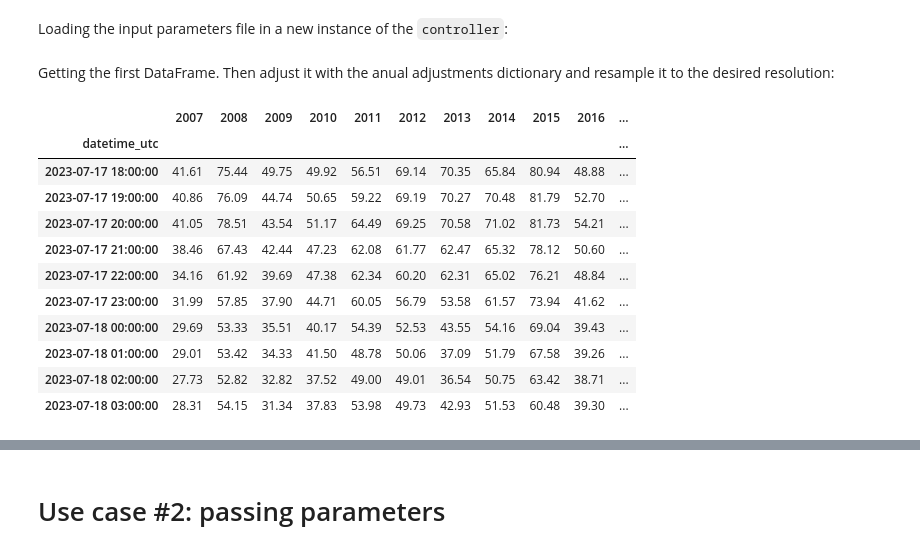
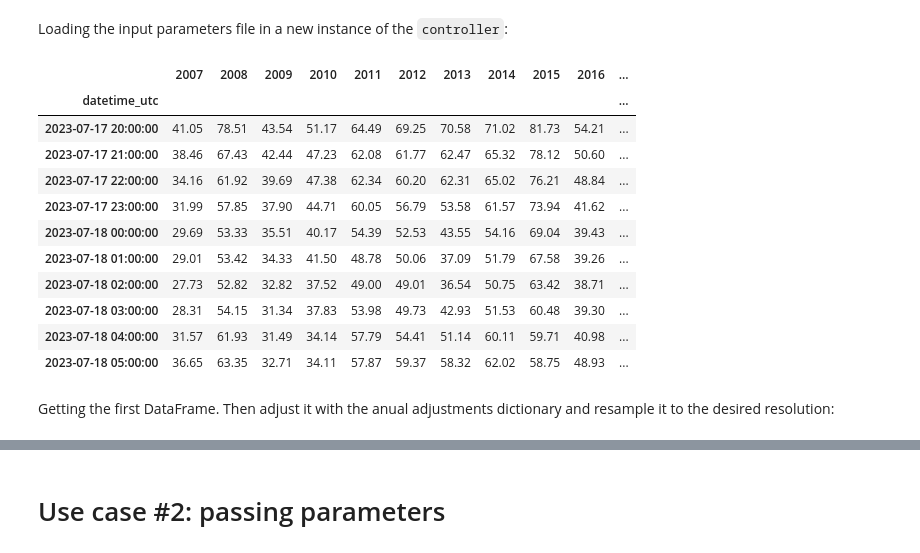
Before and after one commit to bsc-quantic/synthDataGen, a Jupyter notebook: notebooks/fullExample.ipynb, the cells around one changed output, grey strips where cells are left out. Drawn from its saved outputs; the diff is of its cells as text; code cells hidden in the pictures.

```diff
--- a/notebooks/fullExample.ipynb
+++ b/notebooks/fullExample.ipynb
@@ -8,24 +8,24 @@ os.chdir("..")
 # %% [markdown]
 Loading the input parameters file in a new instance of the `controller`:
 # %%
-from synthDataGen.controller import DataControllerESIOS
+from synthDataGen.controller import Controller
 
-controller = DataControllerESIOS("inputParams.json", "./synthDataGen/settings/")
+controller = Controller()
+controller.loadMainParams("inputParams.json", "./synthDataGen/settings/")
+df = controller.getDataFromSource()
+df
+# %% [output]
+|  | 2007 | 2008 | 2009 | 2010 | 2011 | 2012 | 2013 | 2014 | 2015 | 2016 | ... |
+| datetime_utc |  |  |  |  |  |  |  |  |  |  | ... |
+| 2023-07-17 20:00:00 | 41.05 | 78.51 | 43.54 | 51.17 | 64.49 | 69.25 | 70.58 | 71.02 | 81.73 | 54.21 | ... |
+| 2023-07-17 21:00:00 | 38.46 | 67.43 | 42.44 | 47.23 | 62.08 | 61.77 | 62.47 | 65.32 | 78.12 | 50.60 | ... |
+| 2023-07-17 22:00:00 | 34.16 | 61.92 | 39.69 | 47.38 | 62.34 | 60.20 | 62.31 | 65.02 | 76.21 | 48.84 | ... |
+| 2023-07-17 23:00:00 | 31.99 | 57.85 | 37.90 | 44.71 | 60.05 | 56.79 | 53.58 | 61.57 | 73.94 | 41.62 | ... |
+| 2023-07-18 00:00:00 | 29.69 | 53.33 | 35.51 | 40.17 | 54.39 | 52.53 | 43.55 | 54.16 | 69.04 | 39.43 | ... |
+| 2023-07-18 01:00:00 | 29.01 | 53.42 | 34.33 | 41.50 | 48.78 | 50.06 | 37.09 | 51.79 | 67.58 | 39.26 | ... |
+| 2023-07-18 02:00:00 | 27.73 | 52.82 | 32.82 | 37.52 | 49.00 | 49.01 | 36.54 | 50.75 | 63.42 | 38.71 | ... |
+| 2023-07-18 03:00:00 | 28.31 | 54.15 | 31.34 | 37.83 | 53.98 | 49.73 | 42.93 | 51.53 | 60.48 | 39.30 | ... |
+| 2023-07-18 04:00:00 | 31.57 | 61.93 | 31.49 | 34.14 | 57.79 | 54.41 | 51.14 | 60.11 | 59.71 | 40.98 | ... |
+| 2023-07-18 05:00:00 | 36.65 | 63.35 | 32.71 | 34.11 | 57.87 | 59.37 | 58.32 | 62.02 | 58.75 | 48.93 | ... |
 # %% [markdown]
 Getting the first DataFrame. Then adjust it with the anual adjustments dictionary and resample it to the desired resolution:
-# %%
-df = controller.getDataFromSource()
-df
-# %% [output]
-|  | 2007 | 2008 | 2009 | 2010 | 2011 | 2012 | 2013 | 2014 | 2015 | 2016 | ... |
-| datetime_utc |  |  |  |  |  |  |  |  |  |  | ... |
-| 2023-07-17 18:00:00 | 41.61 | 75.44 | 49.75 | 49.92 | 56.51 | 69.14 | 70.35 | 65.84 | 80.94 | 48.88 | ... |
-| 2023-07-17 19:00:00 | 40.86 | 76.09 | 44.74 | 50.65 | 59.22 | 69.19 | 70.27 | 70.48 | 81.79 | 52.70 | ... |
-| 2023-07-17 20:00:00 | 41.05 | 78.51 | 43.54 | 51.17 | 64.49 | 69.25 | 70.58 | 71.02 | 81.73 | 54.21 | ... |
-| 2023-07-17 21:00:00 | 38.46 | 67.43 | 42.44 | 47.23 | 62.08 | 61.77 | 62.47 | 65.32 | 78.12 | 50.60 | ... |
-| 2023-07-17 22:00:00 | 34.16 | 61.92 | 39.69 | 47.38 | 62.34 | 60.20 | 62.31 | 65.02 | 76.21 | 48.84 | ... |
-| 2023-07-17 23:00:00 | 31.99 | 57.85 | 37.90 | 44.71 | 60.05 | 56.79 | 53.58 | 61.57 | 73.94 | 41.62 | ... |
-| 2023-07-18 00:00:00 | 29.69 | 53.33 | 35.51 | 40.17 | 54.39 | 52.53 | 43.55 | 54.16 | 69.04 | 39.43 | ... |
-| 2023-07-18 01:00:00 | 29.01 | 53.42 | 34.33 | 41.50 | 48.78 | 50.06 | 37.09 | 51.79 | 67.58 | 39.26 | ... |
-| 2023-07-18 02:00:00 | 27.73 | 52.82 | 32.82 | 37.52 | 49.00 | 49.01 | 36.54 | 50.75 | 63.42 | 38.71 | ... |
-| 2023-07-18 03:00:00 | 28.31 | 54.15 | 31.34 | 37.83 | 53.98 | 49.73 | 42.93 | 51.53 | 60.48 | 39.30 | ... |
```
Also changed, not shown: parts of 8 cells of this notebook, 1 other file.
